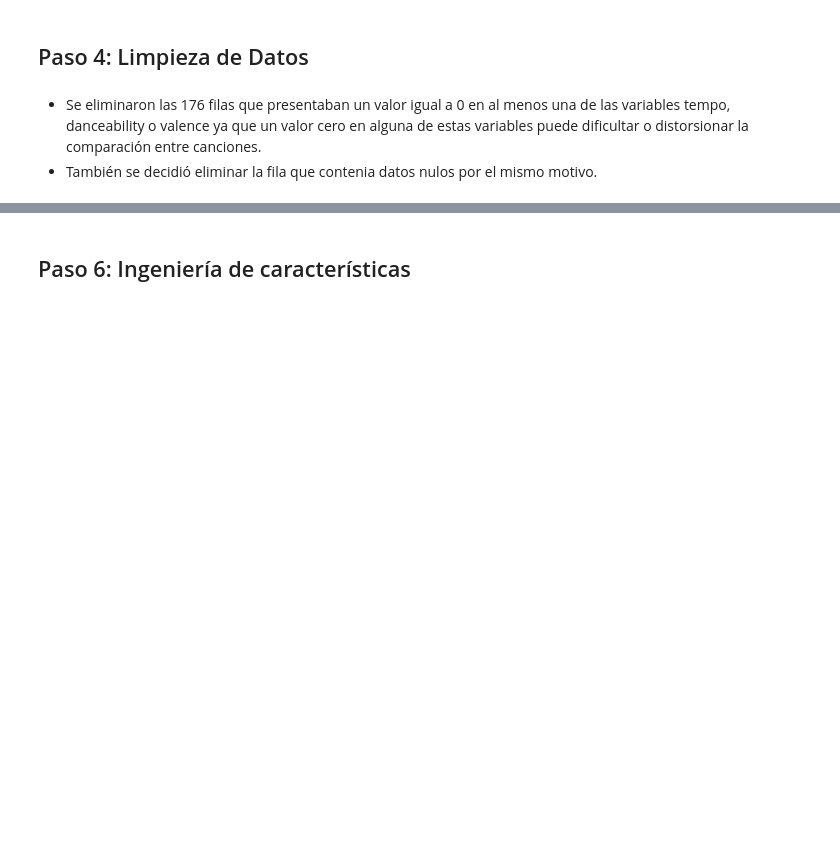
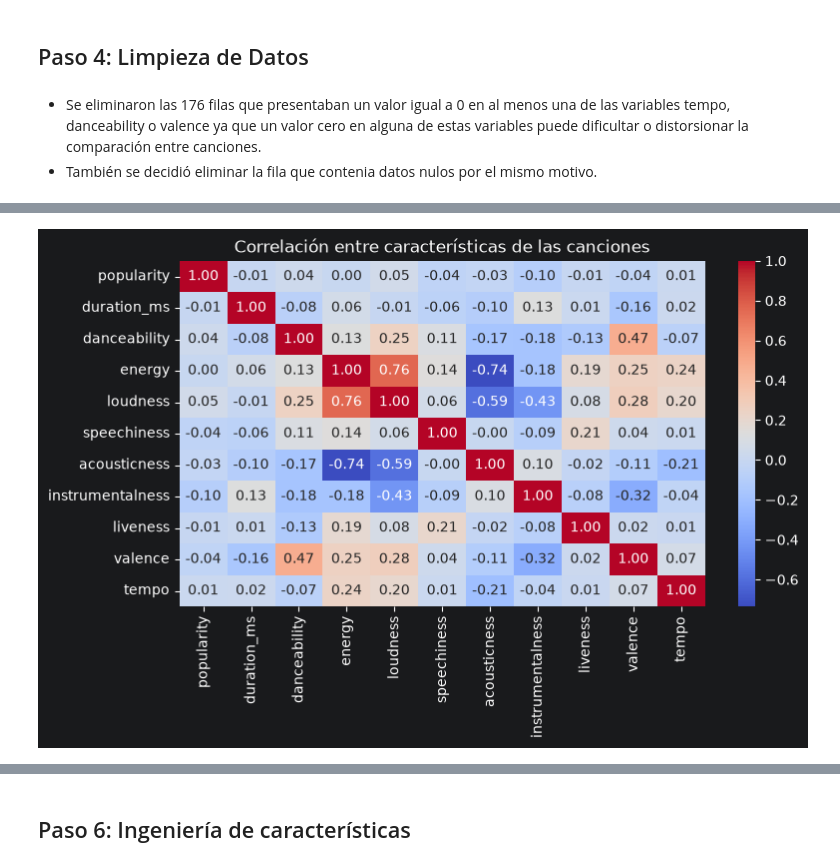
Before and after one commit to ArthurMartinezUcu/Ucu_diploma_python, a Jupyter notebook: notebooks/notebook.ipynb, the cells around one changed output, grey strips where cells are left out. Saved outputs shown, nothing was run; the diff lists cells and outputs as text; code cells hidden in the pictures; blank space fills up the shorter version.

```diff
--- a/notebooks/notebook.ipynb
+++ b/notebooks/notebook.ipynb
@@ -121,0 +145,14 @@ df_clean.drop(65900, axis=0, inplace=True)
+# %%
+plt.figure(figsize=(8.5, 4.5))
+
+sns.heatmap(
+    correlacion,
+    annot=True,
+    cmap="coolwarm",
+    fmt=".2f"
+)
+
+plt.title("Correlación entre características de las canciones")
+plt.show()
+# %% [output]
+[figure, added]
```
Also changed, not shown: parts of 5 cells of this notebook.
